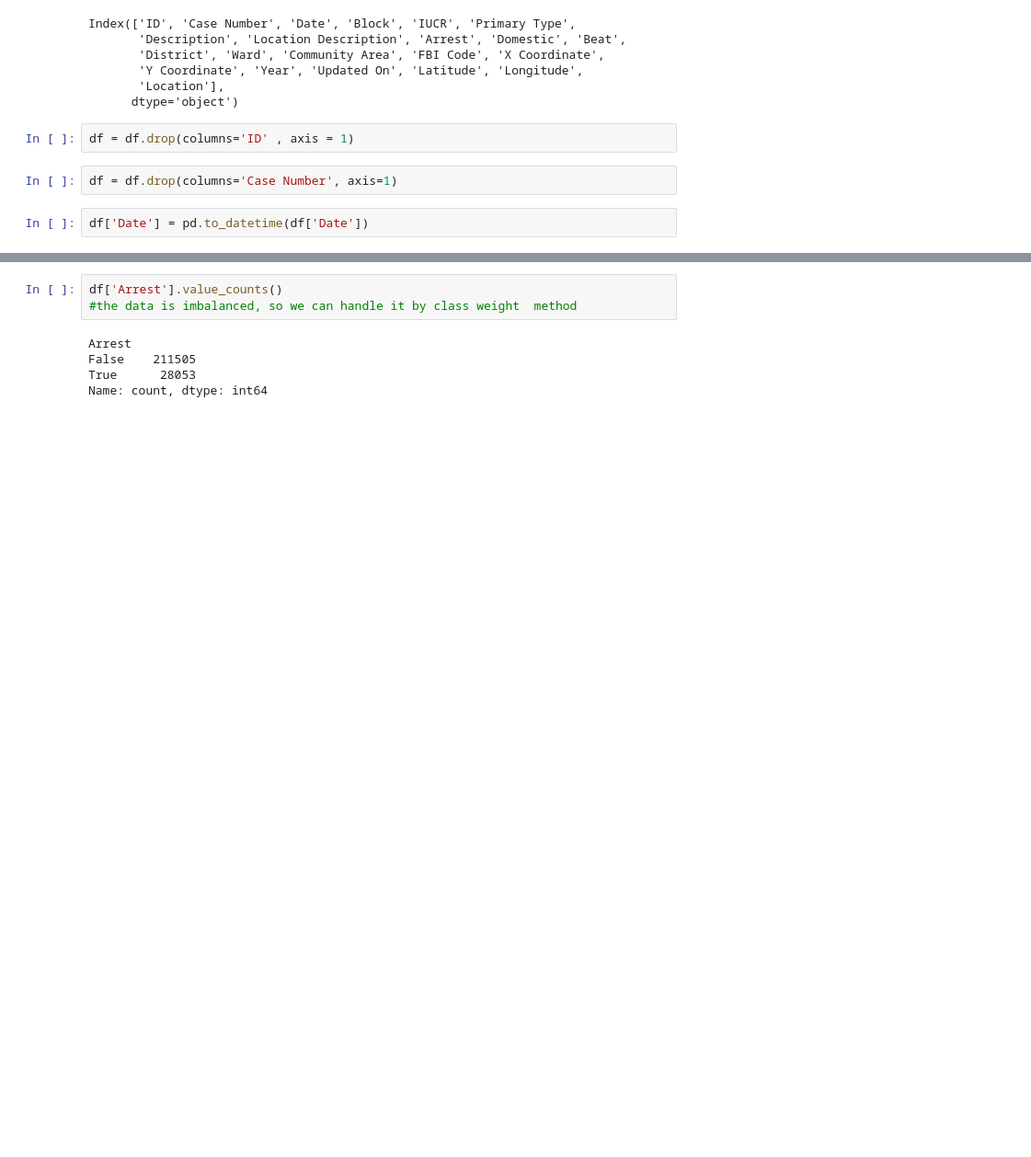
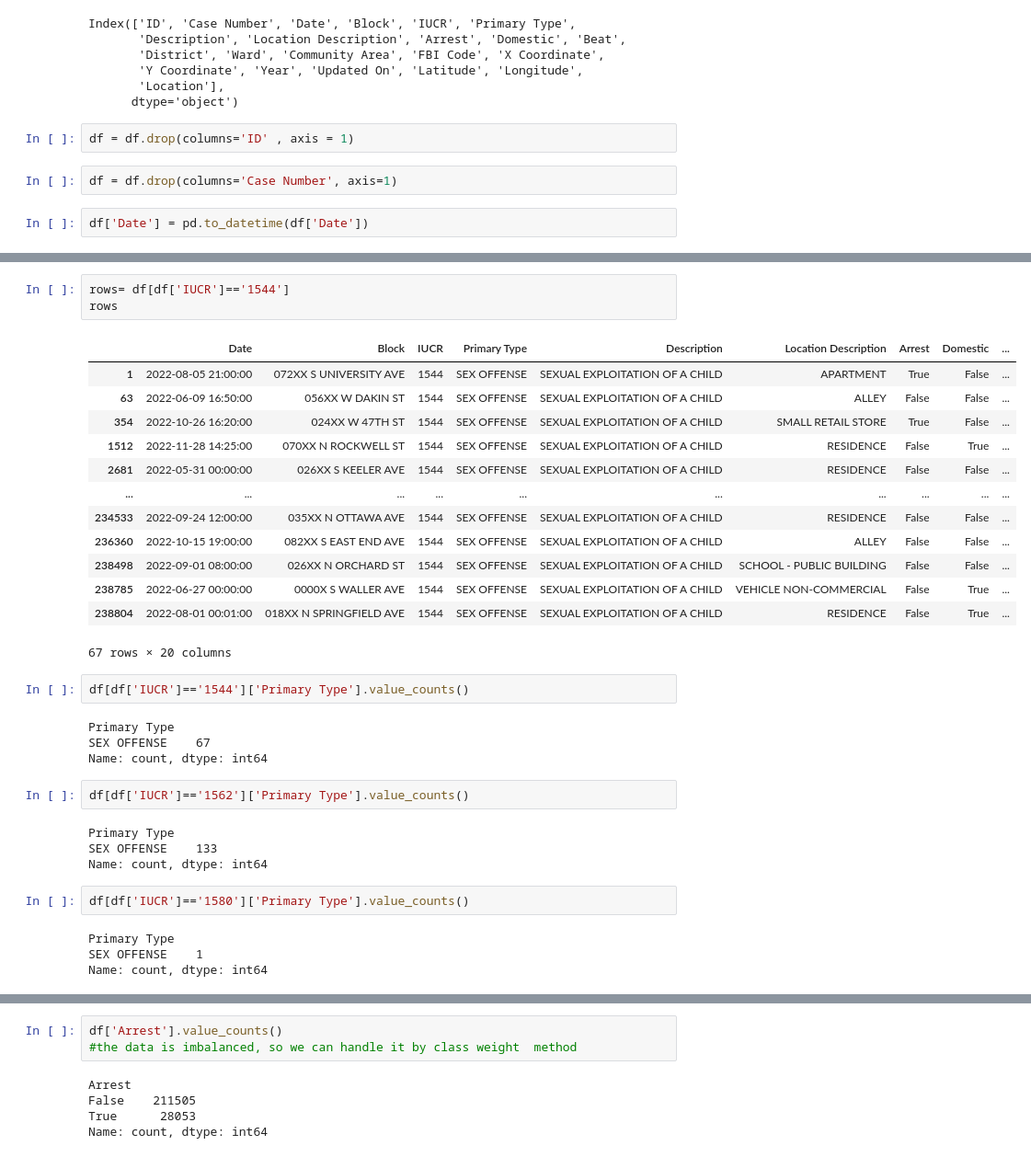
Before and after one commit to Renad03/CrimePrediction, a Jupyter notebook: Crime Prediction.ipynb, the cells around one changed output, grey strips where cells are left out. Shown: that part at 92% size. Drawn from its saved outputs; the diff is of its cells as text; blank space fills up the shorter version.

```diff
--- a/Crime Prediction.ipynb
+++ b/Crime Prediction.ipynb
@@ -70,0 +111,35 @@ df.describe()
+# %%
+rows= df[df['IUCR']=='1544']
+rows
+# %% [output]
+|  | Date | Block | IUCR | Primary Type | Description | Location Description | Arrest | Domestic | ... |
+| 1 | 2022-08-05 21:00:00 | 072XX S UNIVERSITY AVE | 1544 | SEX OFFENSE | SEXUAL EXPLOITATION OF A CHILD | APARTMENT | True | False | ... |
+| 63 | 2022-06-09 16:50:00 | 056XX W DAKIN ST | 1544 | SEX OFFENSE | SEXUAL EXPLOITATION OF A CHILD | ALLEY | False | False | ... |
+| 354 | 2022-10-26 16:20:00 | 024XX W 47TH ST | 1544 | SEX OFFENSE | SEXUAL EXPLOITATION OF A CHILD | SMALL RETAIL STORE | True | False | ... |
+| 1512 | 2022-11-28 14:25:00 | 070XX N ROCKWELL ST | 1544 | SEX OFFENSE | SEXUAL EXPLOITATION OF A CHILD | RESIDENCE | False | True | ... |
+| 2681 | 2022-05-31 00:00:00 | 026XX S KEELER AVE | 1544 | SEX OFFENSE | SEXUAL EXPLOITATION OF A CHILD | RESIDENCE | False | False | ... |
+| ... | ... | ... | ... | ... | ... | ... | ... | ... | ... |
+| 234533 | 2022-09-24 12:00:00 | 035XX N OTTAWA AVE | 1544 | SEX OFFENSE | SEXUAL EXPLOITATION OF A CHILD | RESIDENCE | False | False | ... |
+| 236360 | 2022-10-15 19:00:00 | 082XX S EAST END AVE | 1544 | SEX OFFENSE | SEXUAL EXPLOITATION OF A CHILD | ALLEY | False | False | ... |
+| 238498 | 2022-09-01 08:00:00 | 026XX N ORCHARD ST | 1544 | SEX OFFENSE | SEXUAL EXPLOITATION OF A CHILD | SCHOOL - PUBLIC BUILDING | False | False | ... |
+| 238785 | 2022-06-27 00:00:00 | 0000X S WALLER AVE | 1544 | SEX OFFENSE | SEXUAL EXPLOITATION OF A CHILD | VEHICLE NON-COMMERCIAL | False | True | ... |
+| 238804 | 2022-08-01 00:01:00 | 018XX N SPRINGFIELD AVE | 1544 | SEX OFFENSE | SEXUAL EXPLOITATION OF A CHILD | RESIDENCE | False | True | ... |
+67 rows × 20 columns
+# %%
+df[df['IUCR']=='1544']['Primary Type'].value_counts()
+# %% [output]
+Primary Type
+SEX OFFENSE    67
+Name: count, dtype: int64
+# %%
+df[df['IUCR']=='1562']['Primary Type'].value_counts()
+# %% [output]
+Primary Type
+SEX OFFENSE    133
+Name: count, dtype: int64
+# %%
+df[df['IUCR']=='1580']['Primary Type'].value_counts()
+# %% [output]
+Primary Type
+SEX OFFENSE    1
+Name: count, dtype: int64
```
Also changed, not shown: parts of 26 cells of this notebook.
